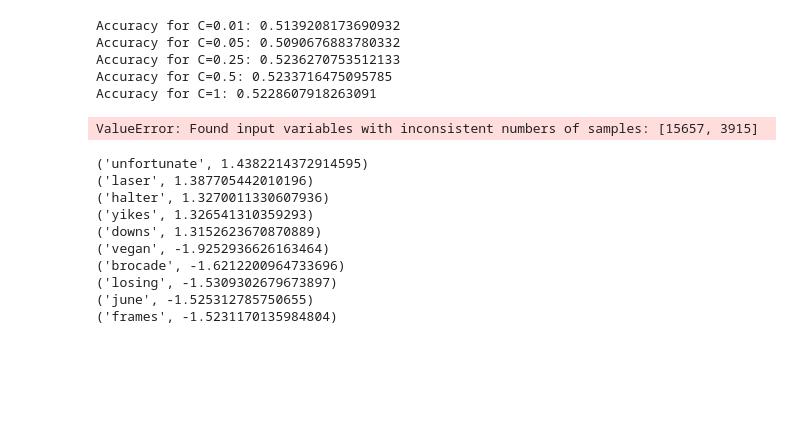
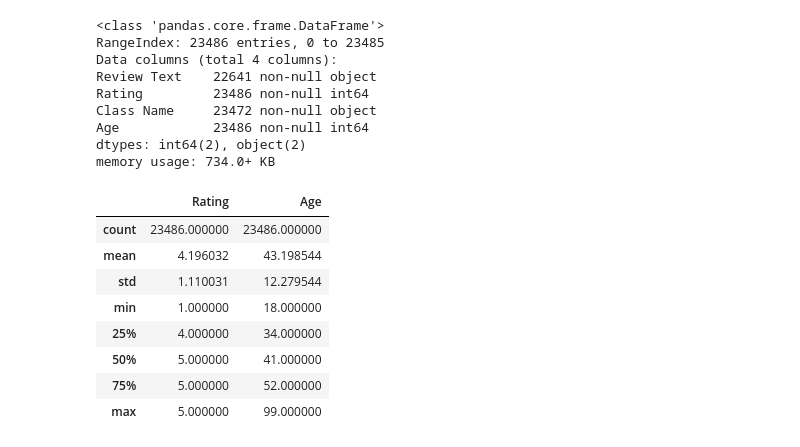
Before and after one commit to lav1998/Sentiment-Analysis-on-Womens-Clothing-Reviews, a Jupyter notebook: Sentiment Analysis on Women's Clothing Reviews.ipynb, the cells around one changed output. Saved outputs shown, nothing was run; the diff lists cells and outputs as text; code cells hidden in the pictures; blank space fills up the shorter version.

```diff
--- a/Sentiment Analysis on Women's Clothing Reviews.ipynb
+++ b/Sentiment Analysis on Women's Clothing Reviews.ipynb
@@ -19 +45,13 @@ x=pd.read_csv('Womens Clothing E-Commerce Reviews.csv')
+# %%
+df.info()
+# %% [output]
+<class 'pandas.core.frame.DataFrame'>
+RangeIndex: 23486 entries, 0 to 23485
+Data columns (total 4 columns):
+Review Text    22641 non-null object
+Rating         23486 non-null int64
+Class Name     23472 non-null object
+Age            23486 non-null int64
+dtypes: int64(2), object(2)
+memory usage: 734.0+ KB
 # %%
@@ -60,46 +65,12 @@ X_test = cv.transform(reviews_test_clean)
-# %%
-target = [1 if i < train_length//2 else 0 for i in range(train_length)]
-
-X_train, X_val, y_train, y_val = train_test_split(X, target, train_size = 0.75,test_size = 0.25)
-
-for c in [0.01, 0.05, 0.25, 0.5, 1]:
-
-    lr = LogisticRegression(C=c)
-    lr.fit(X_train, y_train)
-    print ("Accuracy for C=%s: %s" %(c, accuracy_score(y_val, lr.predict(X_val))))
-# %% [output]
-Accuracy for C=0.01: 0.5139208173690932
-Accuracy for C=0.05: 0.5090676883780332
-Accuracy for C=0.25: 0.5236270753512133
-Accuracy for C=0.5: 0.5233716475095785
-Accuracy for C=1: 0.5228607918263091
-# %%
-final_model = LogisticRegression(C=1)
-final_model.fit(X, target)
-print ("Final Accuracy: %s" % accuracy_score(target, final_model.predict(X_val)))
-# %% [output]
-ValueError: Found input variables with inconsistent numbers of samples: [15657, 3915]
-# %%
-feature_to_coef = {
-    word: coef for word, coef in zip(
-        cv.get_feature_names(), final_model.coef_[0]
-    )
-}
-for best_positive in sorted(feature_to_coef.items(), key=lambda x: x[1], reverse=True)[:5]:
-    print (best_positive)
-
-for best_negative in sorted(
-feature_to_coef.items(),
-    key=lambda x: x[1])[:5]:
-    print (best_negative)
-# %% [output]
-('unfortunate', 1.4382214372914595)
-('laser', 1.387705442010196)
-('halter', 1.3270011330607936)
-('yikes', 1.326541310359293)
-('downs', 1.3152623670870889)
-('vegan', -1.9252936626163464)
-('brocade', -1.6212200964733696)
-('losing', -1.5309302679673897)
-('june', -1.525312785750655)
-('frames', -1.5231170135984804)
+# %%
+df.describe()
+# %% [output]
+|  | Rating | Age |
+| count | 23486.000000 | 23486.000000 |
+| mean | 4.196032 | 43.198544 |
+| std | 1.110031 | 12.279544 |
+| min | 1.000000 | 18.000000 |
+| 25% | 4.000000 | 34.000000 |
+| 50% | 5.000000 | 41.000000 |
+| 75% | 5.000000 | 52.000000 |
+| max | 5.000000 | 99.000000 |
```
Also changed, not shown: parts of 19 cells of this notebook.
